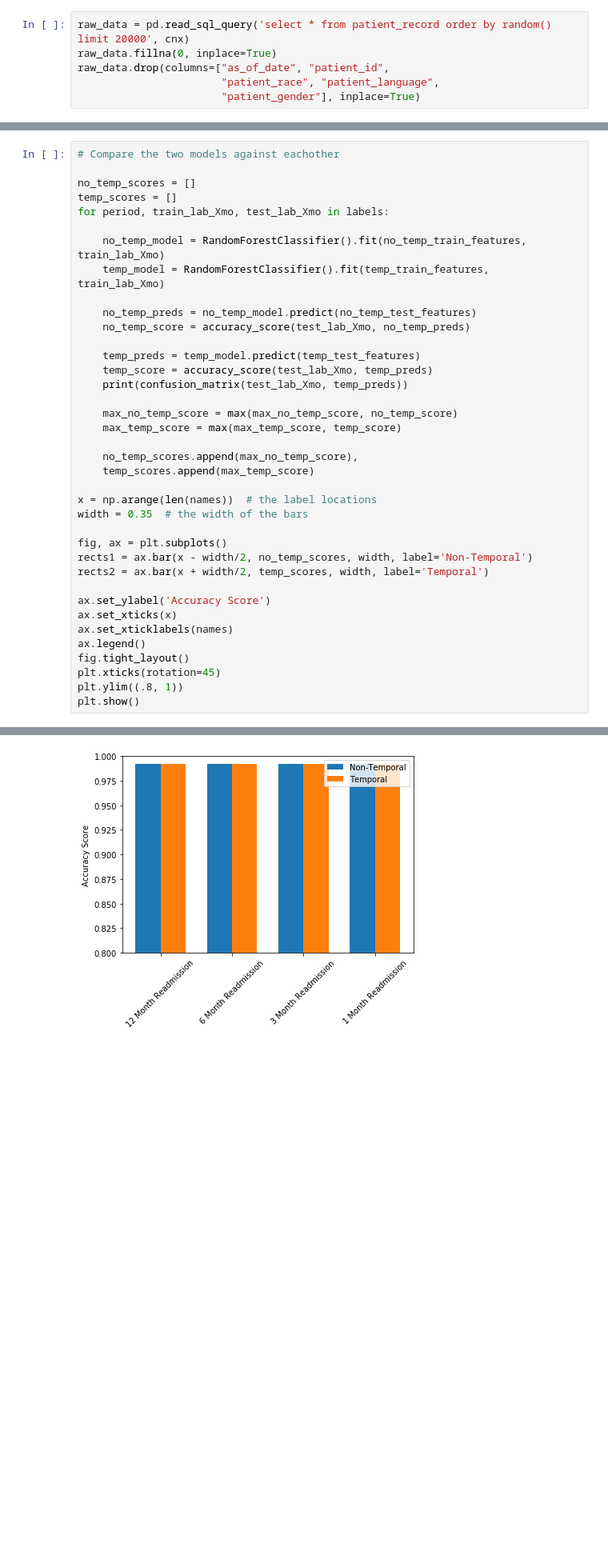
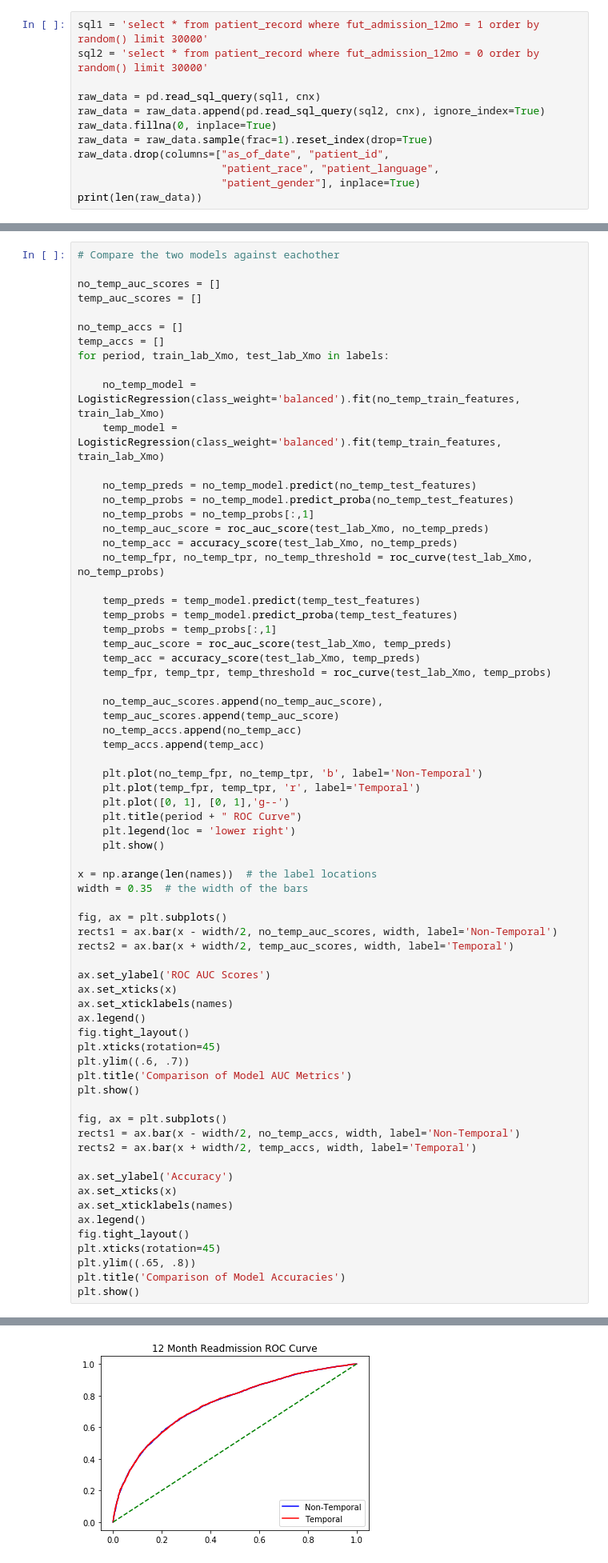
Before and after one commit to philip-johnson-2/DS5500, a Jupyter notebook: modeling/project_report.ipynb, the cells around one changed output, grey strips where cells are left out. Shown at 80% size. Cells and saved outputs as stored; diff of their text form; blank space fills up the shorter version.

Commit message:
Addition of figures

```diff
--- a/modeling/project_report.ipynb
+++ b/modeling/project_report.ipynb
@@ -87,8 +87,14 @@ postgres_str = ('postgresql://{username}:{password}@{ipaddress}:{port}/{dbname}'
 # Create the connection
 cnx = sqlalchemy.create_engine(postgres_str)
 # %%
-raw_data = pd.read_sql_query('select * from patient_record order by random() limit 20000', cnx)
+sql1 = 'select * from patient_record where fut_admission_12mo = 1 order by random() limit 30000'
+sql2 = 'select * from patient_record where fut_admission_12mo = 0 order by random() limit 30000'
+
+raw_data = pd.read_sql_query(sql1, cnx)
+raw_data = raw_data.append(pd.read_sql_query(sql2, cnx), ignore_index=True)
 raw_data.fillna(0, inplace=True)
+raw_data = raw_data.sample(frac=1).reset_index(drop=True)
 raw_data.drop(columns=["as_of_date", "patient_id",
                        "patient_race", "patient_language",
                        "patient_gender"], inplace=True)
+print(len(raw_data))
@@ -238,39 +222,70 @@ We created both of these models using a logistic classifier and compared them ag
 # %%
 # Compare the two models against eachother
 
-no_temp_scores = []
-temp_scores = []
+no_temp_auc_scores = []
+temp_auc_scores = []
+
+no_temp_accs = []
+temp_accs = []
 for period, train_lab_Xmo, test_lab_Xmo in labels:
 
-    no_temp_model = RandomForestClassifier().fit(no_temp_train_features, train_lab_Xmo)
-    temp_model = RandomForestClassifier().fit(temp_train_features, train_lab_Xmo)
+    no_temp_model = LogisticRegression(class_weight='balanced').fit(no_temp_train_features, train_lab_Xmo)
+    temp_model = LogisticRegression(class_weight='balanced').fit(temp_train_features, train_lab_Xmo)
 
     no_temp_preds = no_temp_model.predict(no_temp_test_features)
-    no_temp_score = accuracy_score(test_lab_Xmo, no_temp_preds)
+    no_temp_probs = no_temp_model.predict_proba(no_temp_test_features)
+    no_temp_probs = no_temp_probs[:,1]
+    no_temp_auc_score = roc_auc_score(test_lab_Xmo, no_temp_preds)
+    no_temp_acc = accuracy_score(test_lab_Xmo, no_temp_preds)
+    no_temp_fpr, no_temp_tpr, no_temp_threshold = roc_curve(test_lab_Xmo, no_temp_probs)
 
     temp_preds = temp_model.predict(temp_test_features)
-    temp_score = accuracy_score(test_lab_Xmo, temp_preds)
-    print(confusion_matrix(test_lab_Xmo, temp_preds))
+    temp_probs = temp_model.predict_proba(temp_test_features)
+    temp_probs = temp_probs[:,1]
+    temp_auc_score = roc_auc_score(test_lab_Xmo, temp_preds)
+    temp_acc = accuracy_score(test_lab_Xmo, temp_preds)
+    temp_fpr, temp_tpr, temp_threshold = roc_curve(test_lab_Xmo, temp_probs)
 
-    max_no_temp_score = max(max_no_temp_score, no_temp_score)
-    max_temp_score = max(max_temp_score, temp_score)
+    no_temp_auc_scores.append(no_temp_auc_score),
+    temp_auc_scores.append(temp_auc_score)
+    no_temp_accs.append(no_temp_acc)
+    temp_accs.append(temp_acc)
 
-    no_temp_scores.append(max_no_temp_score),
-    temp_scores.append(max_temp_score)
+    plt.plot(no_temp_fpr, no_temp_tpr, 'b', label='Non-Temporal')
+    plt.plot(temp_fpr, temp_tpr, 'r', label='Temporal')
+    plt.plot([0, 1], [0, 1],'g--')
+    plt.title(period + " ROC Curve")
+    plt.legend(loc = 'lower right')
+    plt.show()
 
 x = np.arange(len(names))  # the label locations
 width = 0.35  # the width of the bars
 
 fig, ax = plt.subplots()
-rects1 = ax.bar(x - width/2, no_temp_scores, width, label='Non-Temporal')
-rects2 = ax.bar(x + width/2, temp_scores, width, label='Temporal')
+rects1 = ax.bar(x - width/2, no_temp_auc_scores, width, label='Non-Temporal')
+rects2 = ax.bar(x + width/2, temp_auc_scores, width, label='Temporal')
 
-ax.set_ylabel('Accuracy Score')
+ax.set_ylabel('ROC AUC Scores')
 ax.set_xticks(x)
 ax.set_xticklabels(names)
 ax.legend()
 fig.tight_layout()
 plt.xticks(rotation=45)
-plt.ylim((.8, 1))
+plt.ylim((.6, .7))
+plt.title('Comparison of Model AUC Metrics')
 plt.show()
+
+fig, ax = plt.subplots()
+rects1 = ax.bar(x - width/2, no_temp_accs, width, label='Non-Temporal')
+rects2 = ax.bar(x + width/2, temp_accs, width, label='Temporal')
+
+ax.set_ylabel('Accuracy')
+ax.set_xticks(x)
+ax.set_xticklabels(names)
+ax.legend()
+fig.tight_layout()
+plt.xticks(rotation=45)
+plt.ylim((.65, .8))
+plt.title('Comparison of Model Accuracies')
+plt.show()
 # %% [output]
@@ -285 +292 @@ plt.show()
-[figure, old version]
+[figure, new version]
```
Also changed, not shown: parts of 4 cells of this notebook.
